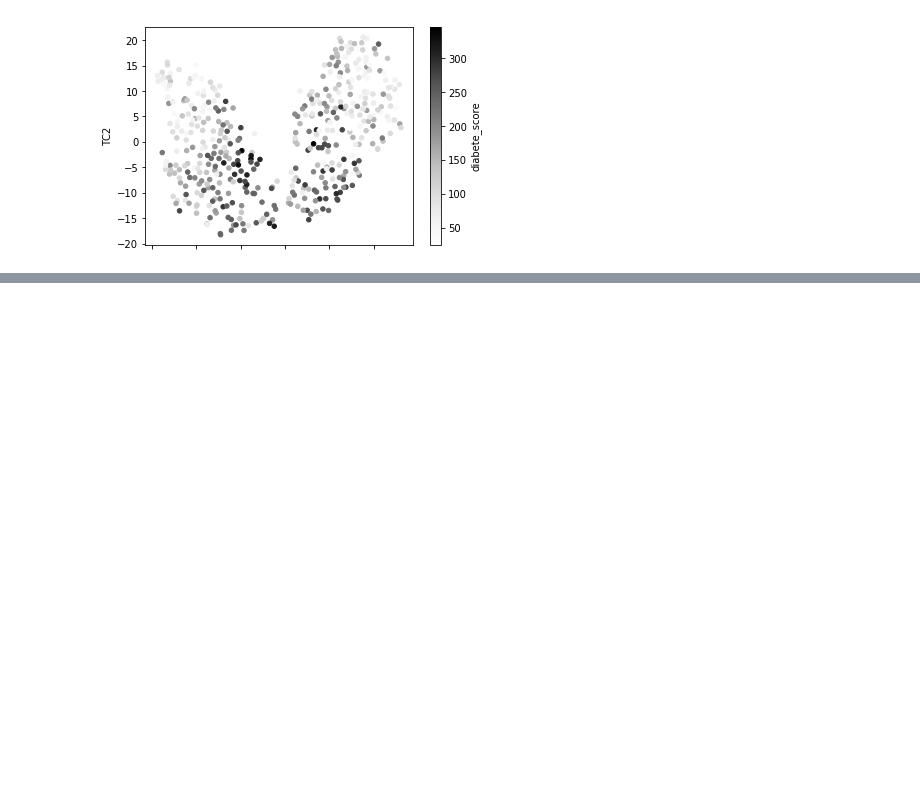
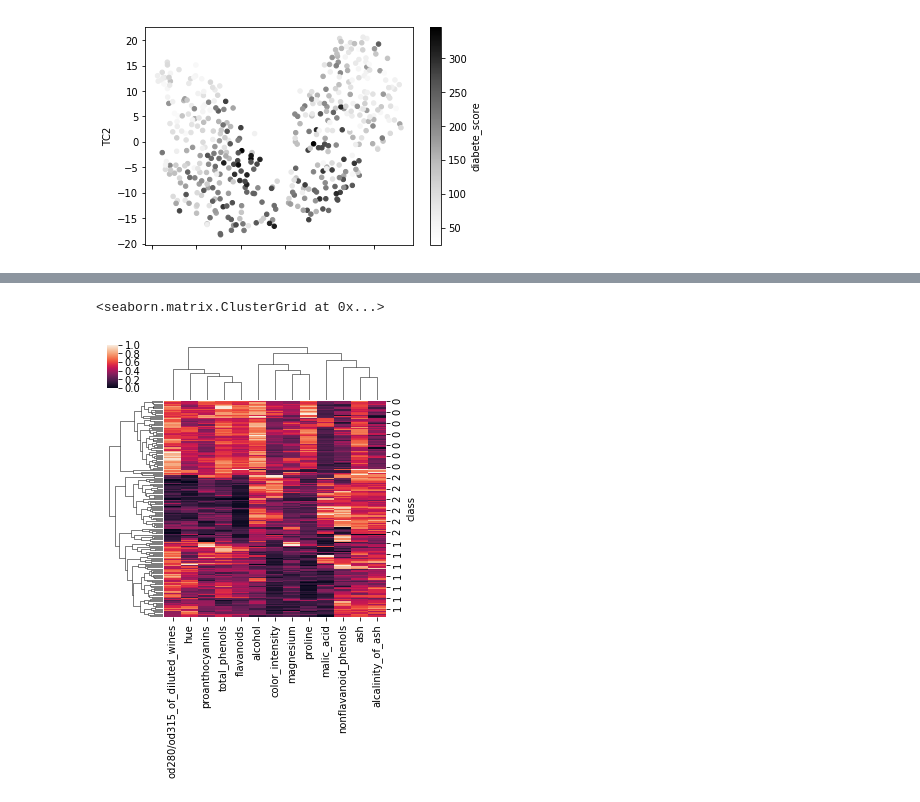
Before and after one commit to k821209/biobigdata, a Jupyter notebook: 4. ML_intro.ipynb, the cells around one changed output, grey strips where cells are left out. Saved outputs shown, nothing was run; the diff lists cells and outputs as text; code cells hidden in the pictures; blank space fills up the shorter version.

```diff
--- a/4. ML_intro.ipynb
+++ b/4. ML_intro.ipynb
@@ -248,0 +253,2 @@ plt.show()
+# %%
+d = load_wine()
@@ -248,0 +275,2 @@ plt.show()
+# %%
+df_wine = pd.DataFrame(data=d.data, columns=d.feature_names)
@@ -248,0 +286,2 @@ plt.show()
+# %%
+df_wine['class'] = d.target
@@ -248,0 +367,7 @@ plt.show()
+# %%
+import seaborn as sb
+df_wine_ix = df_wine.set_index('class')
+sb.clustermap(df_wine_ix,col_cluster=True,standard_scale=1,method='complete',figsize=(5,5))
+# %% [output]
+<seaborn.matrix.ClusterGrid at 0x...>
+[figure, added]
```
Also changed, not shown: parts of 16 cells of this notebook.
